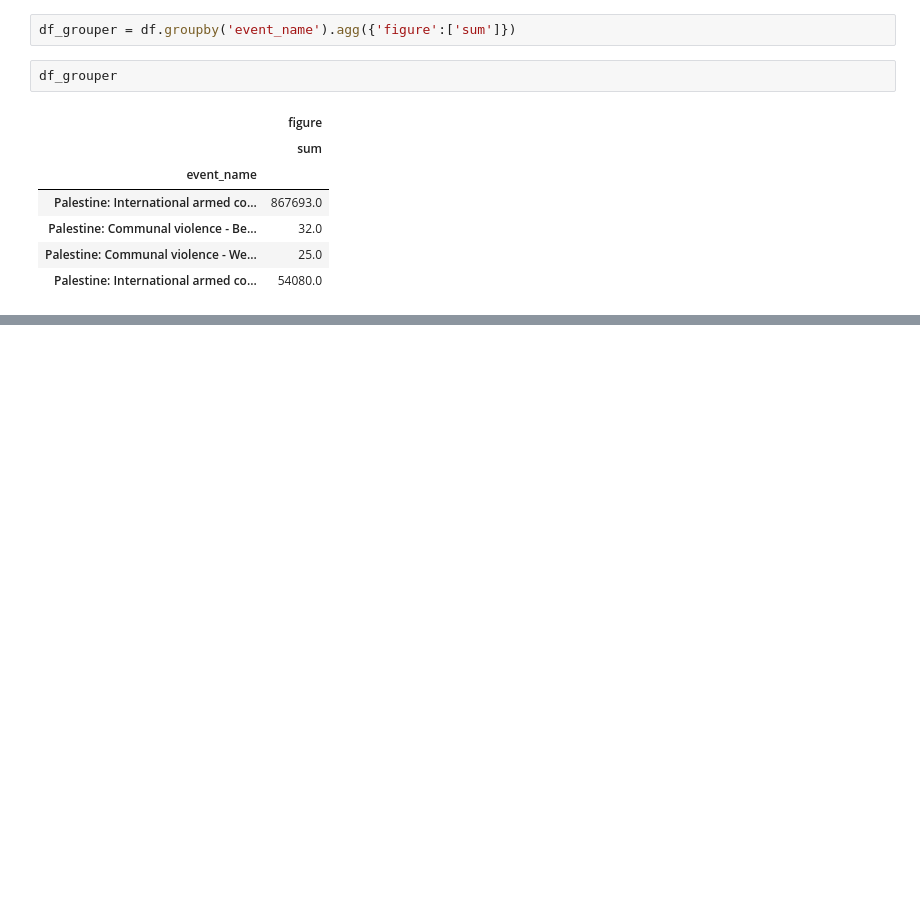
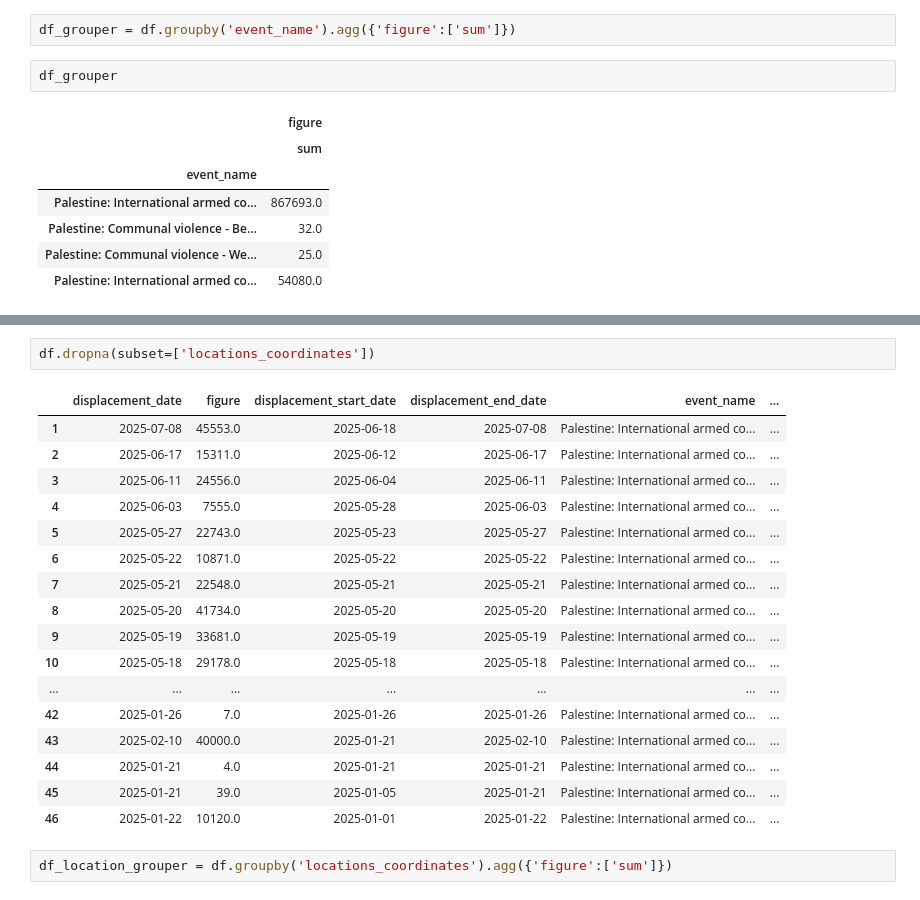
Before and after one commit to Ezekiat/formation, a Jupyter notebook: Untitled Folder/form1.ipynb, the cells around one changed output, grey strips where cells are left out. Drawn from its saved outputs; the diff is of its cells as text; blank space fills up the shorter version.

```diff
--- a/Untitled Folder/form1.ipynb
+++ b/Untitled Folder/form1.ipynb
@@ -156,0 +152,22 @@ Name: figure, dtype: float64
+# %%
+df.dropna(subset=['locations_coordinates'])
+# %% [output]
+|  | displacement_date | figure | displacement_start_date | displacement_end_date | event_name | ... |
+| 1 | 2025-07-08 | 45553.0 | 2025-06-18 | 2025-07-08 | Palestine: International armed co... | ... |
+| 2 | 2025-06-17 | 15311.0 | 2025-06-12 | 2025-06-17 | Palestine: International armed co... | ... |
+| 3 | 2025-06-11 | 24556.0 | 2025-06-04 | 2025-06-11 | Palestine: International armed co... | ... |
+| 4 | 2025-06-03 | 7555.0 | 2025-05-28 | 2025-06-03 | Palestine: International armed co... | ... |
+| 5 | 2025-05-27 | 22743.0 | 2025-05-23 | 2025-05-27 | Palestine: International armed co... | ... |
+| 6 | 2025-05-22 | 10871.0 | 2025-05-22 | 2025-05-22 | Palestine: International armed co... | ... |
+| 7 | 2025-05-21 | 22548.0 | 2025-05-21 | 2025-05-21 | Palestine: International armed co... | ... |
+| 8 | 2025-05-20 | 41734.0 | 2025-05-20 | 2025-05-20 | Palestine: International armed co... | ... |
+| 9 | 2025-05-19 | 33681.0 | 2025-05-19 | 2025-05-19 | Palestine: International armed co... | ... |
+| 10 | 2025-05-18 | 29178.0 | 2025-05-18 | 2025-05-18 | Palestine: International armed co... | ... |
+| ... | ... | ... | ... | ... | ... | ... |
+| 42 | 2025-01-26 | 7.0 | 2025-01-26 | 2025-01-26 | Palestine: International armed co... | ... |
+| 43 | 2025-02-10 | 40000.0 | 2025-01-21 | 2025-02-10 | Palestine: International armed co... | ... |
+| 44 | 2025-01-21 | 4.0 | 2025-01-21 | 2025-01-21 | Palestine: International armed co... | ... |
+| 45 | 2025-01-21 | 39.0 | 2025-01-05 | 2025-01-21 | Palestine: International armed co... | ... |
+| 46 | 2025-01-22 | 10120.0 | 2025-01-01 | 2025-01-22 | Palestine: International armed co... | ... |
+# %%
+df_location_grouper = df.groupby('locations_coordinates').agg({'figure':['sum']})
```
Also changed, not shown: parts of 8 cells of this notebook, 2 other files.
